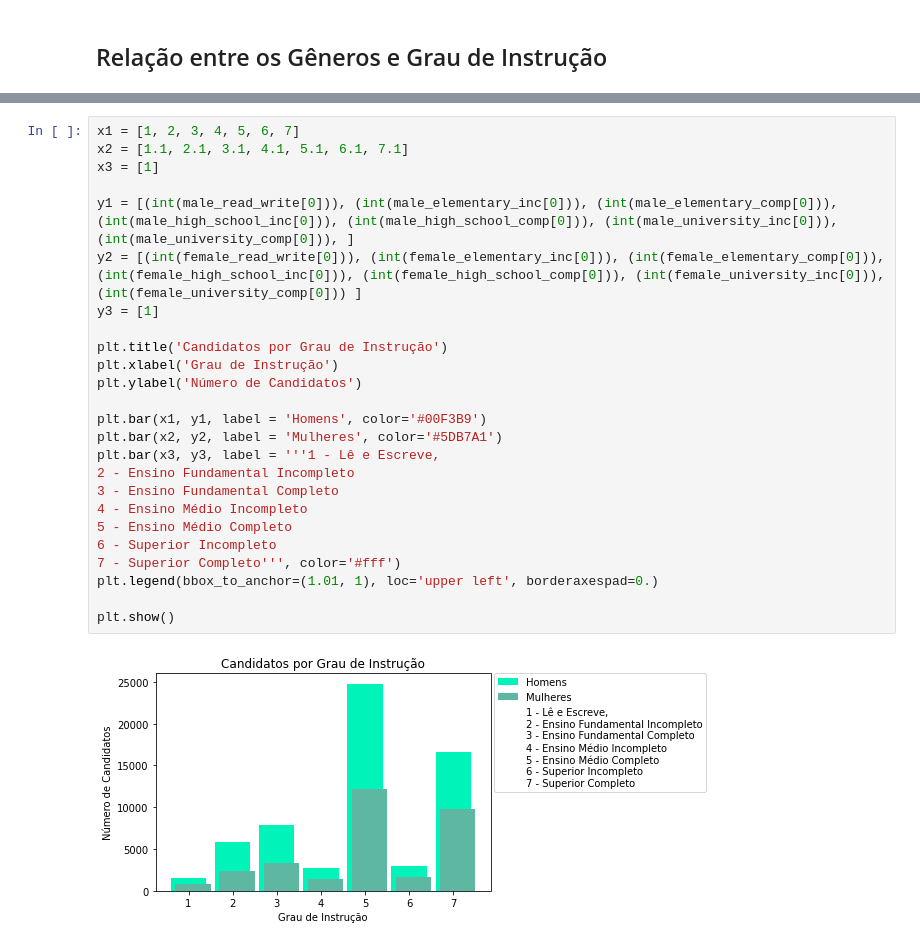
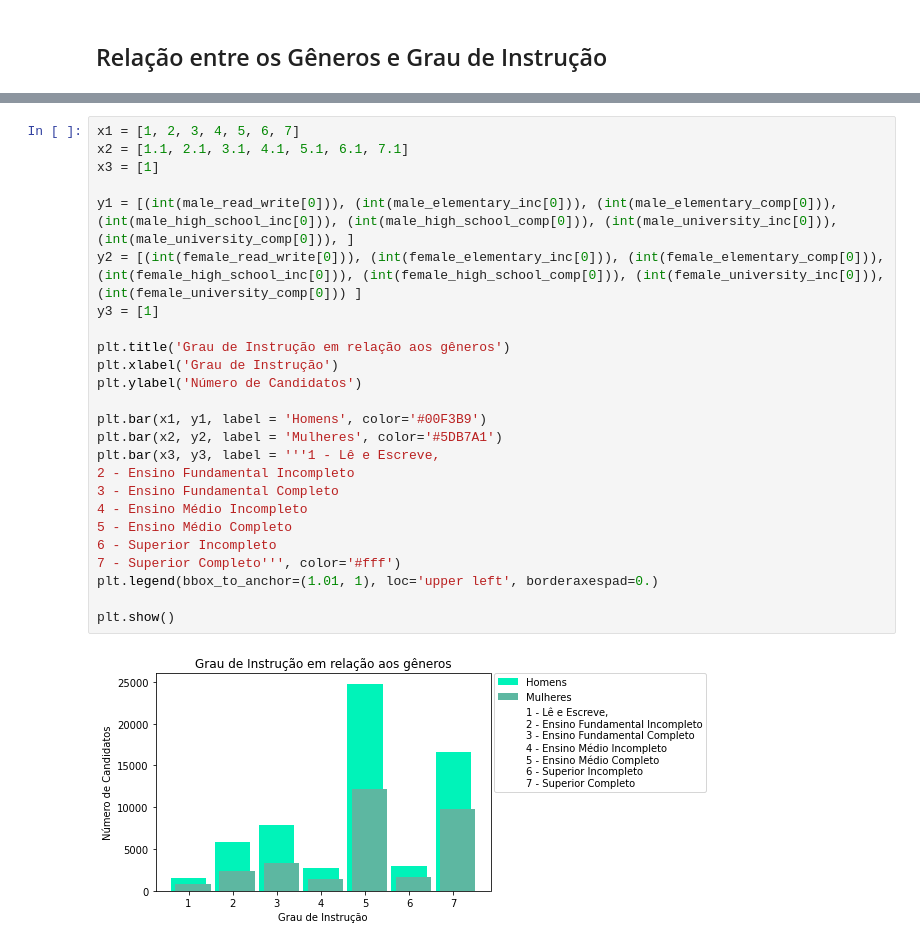
Before and after one commit to EvandroRBR/perfil-candidatos-eleicoes-2020, a Jupyter notebook: perfil-candidatos-eleicoes-2020.ipynb, the cells around one changed output, grey strips where cells are left out. Drawn from its saved outputs; the diff is of its cells as text.

```diff
--- a/perfil-candidatos-eleicoes-2020.ipynb
+++ b/perfil-candidatos-eleicoes-2020.ipynb
@@ -245,27 +201,27 @@ superior completo (m):       16625  26.68%
 # %%
 x1 = [1, 2, 3, 4, 5, 6, 7]
 x2 = [1.1, 2.1, 3.1, 4.1, 5.1, 6.1, 7.1]
 x3 = [1]
 
 y1 = [(int(male_read_write[0])), (int(male_elementary_inc[0])), (int(male_elementary_comp[0])), (int(male_high_school_inc[0])), (int(male_high_school_comp[0])), (int(male_university_inc[0])), (int(male_university_comp[0])), ]
 y2 = [(int(female_read_write[0])), (int(female_elementary_inc[0])), (int(female_elementary_comp[0])), (int(female_high_school_inc[0])), (int(female_high_school_comp[0])), (int(female_university_inc[0])), (int(female_university_comp[0])) ]
 y3 = [1]
 
-plt.title('Candidatos por Grau de Instrução')
+plt.title('Grau de Instrução em relação aos gêneros')
 plt.xlabel('Grau de Instrução')
 plt.ylabel('Número de Candidatos')
 
 plt.bar(x1, y1, label = 'Homens', color='#00F3B9')
 plt.bar(x2, y2, label = 'Mulheres', color='#5DB7A1')
 plt.bar(x3, y3, label = '''1 - Lê e Escreve,
 2 - Ensino Fundamental Incompleto
 3 - Ensino Fundamental Completo
 4 - Ensino Médio Incompleto
 5 - Ensino Médio Completo
 6 - Superior Incompleto
 7 - Superior Completo''', color='#fff')
 plt.legend(bbox_to_anchor=(1.01, 1), loc='upper left', borderaxespad=0.)
 
 plt.show()
 # %% [output]
-[figure, old version]
+[figure, new version]
```
Also changed, not shown: parts of 3 cells of this notebook.
